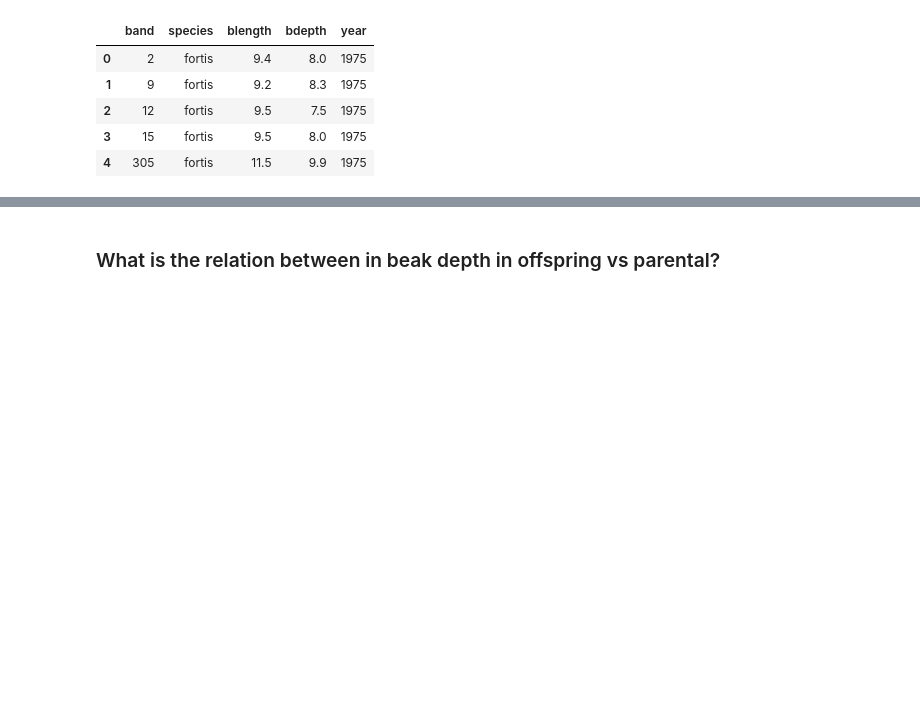
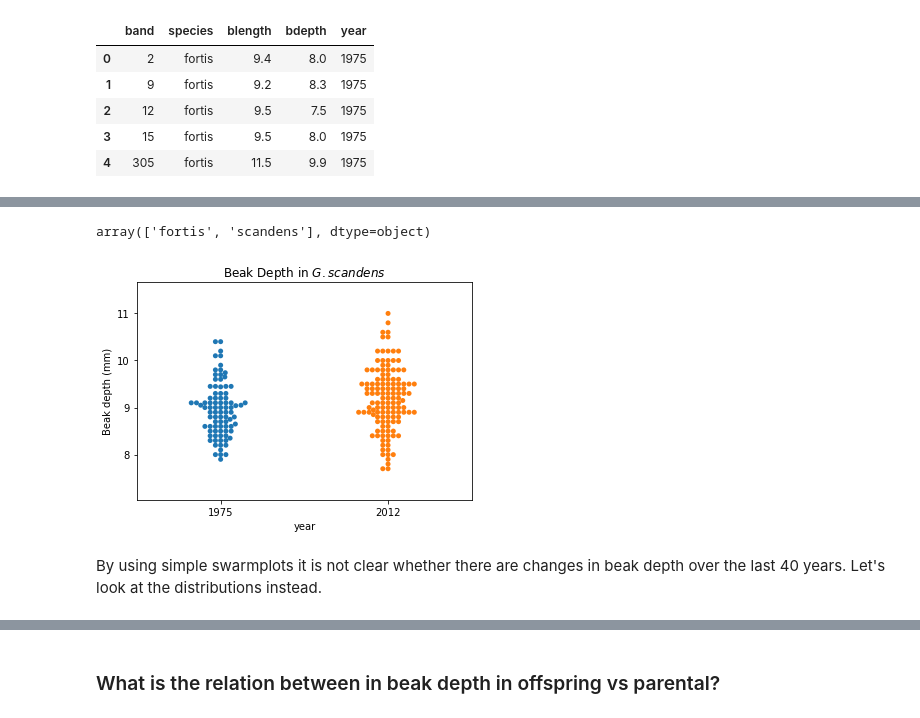
Before and after one commit to joseferncruz/datascience_projects, a Jupyter notebook: notebooks/project01/ds_project01.ipynb, the cells around one changed output, grey strips where cells are left out. Cells and saved outputs as stored; diff of their text form; code cells hidden in the pictures; blank space fills up the shorter version.

```diff
--- a/notebooks/project01/ds_project01.ipynb
+++ b/notebooks/project01/ds_project01.ipynb
@@ -203,0 +90,19 @@ sns.lmplot(
+# %%
+# The dataset contains 2 species of Geospiza
+finch_main.species.unique()
+# %% [output]
+array(['fortis', 'scandens'], dtype=object)
+# %%
+fig, ax = plt.subplots()
+sns.swarmplot(
+    x='year',
+    y='bdepth',
+    data=finch_main[finch_main.species.isin(['scandens'])],
+    ax=ax,
+)
+ax.set(ylabel='Beak depth (mm)', title="Beak Depth in $\it{G. scandens}$")
+ax.margins(0.2)
+# %% [output]
+[figure, added]
+# %% [markdown]
+By using simple swarmplots it is not clear whether there are changes in beak depth over the last 40 years. Let's look at the distributions instead.
```
Also changed, not shown: parts of 100 cells of this notebook.
